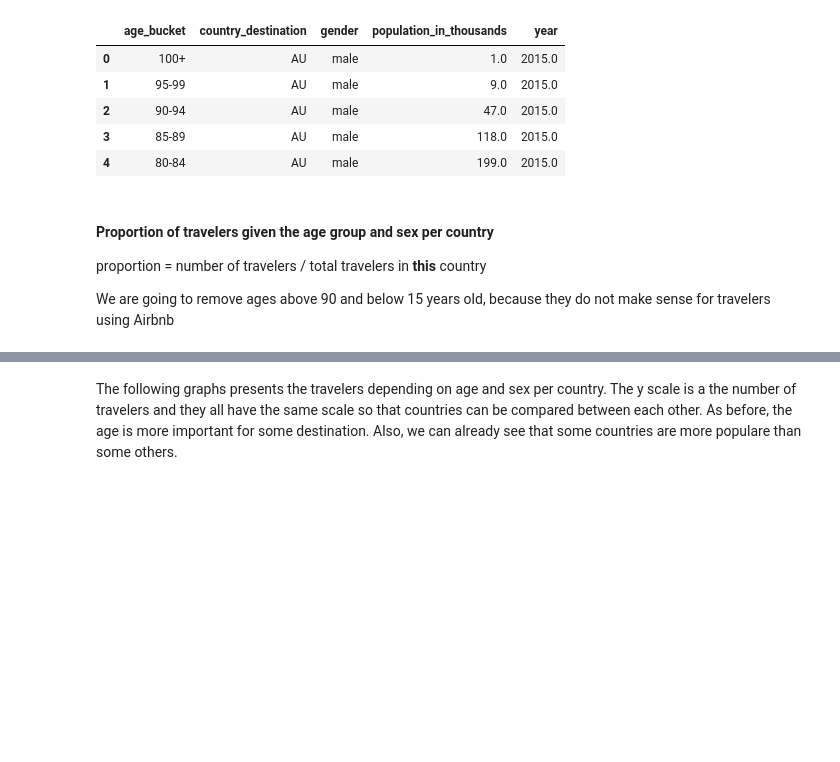
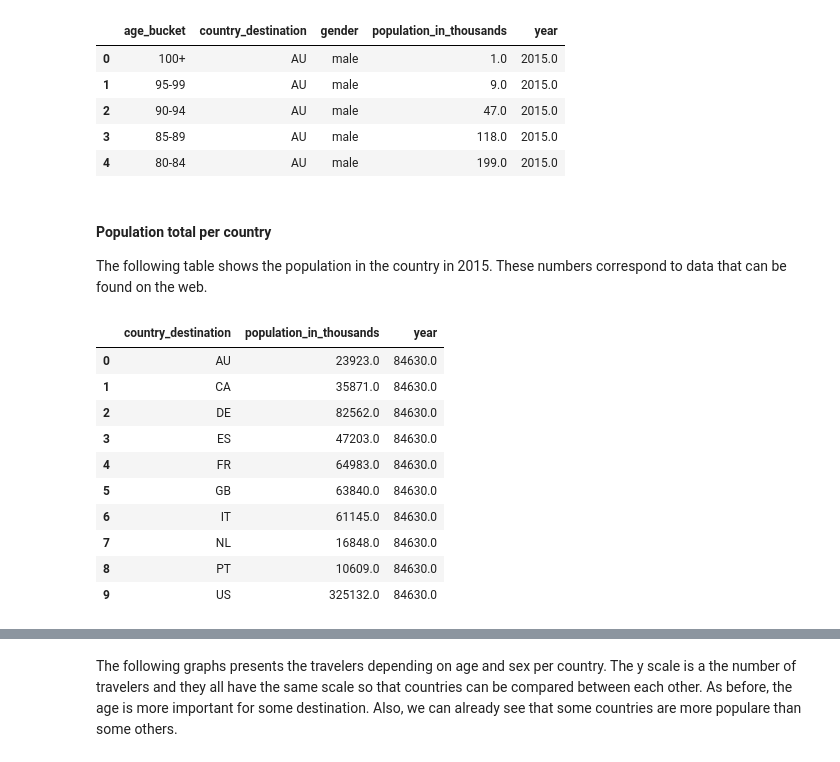
Before and after one commit to mgelsm/Airbnb_predictions, a Jupyter notebook: Main Preprocessing.ipynb, the cells around one changed output, grey strips where cells are left out. Saved outputs shown, nothing was run; the diff lists cells and outputs as text; code cells hidden in the pictures; blank space fills up the shorter version.

```diff
--- a/Main Preprocessing.ipynb
+++ b/Main Preprocessing.ipynb
@@ -200,8 +200,3 @@ df.head()
 | 2 | 90-94 | AU | male | 47.0 | 2015.0 |
 | 3 | 85-89 | AU | male | 118.0 | 2015.0 |
 | 4 | 80-84 | AU | male | 199.0 | 2015.0 |
-# %% [markdown]
-#### Proportion of travelers given the age group and sex per country
-proportion = number of travelers / total travelers in **this** country
-
-We are going to remove ages above 90 and below 15 years old, because they do not make sense for travelers using Airbnb
@@ -210 +203,19 @@ df = preprocessing_helper.cleanAgeBucket(df)
+# %% [markdown]
+#### Population total per country
+The following table shows the population in the country in 2015. These numbers correspond to data that can be found on the web.
+# %%
+df_country = df.groupby(['country_destination'],as_index=False).sum()
+df_country
+# %% [output]
+|  | country_destination | population_in_thousands | year |
+| 0 | AU | 23923.0 | 84630.0 |
+| 1 | CA | 35871.0 | 84630.0 |
+| 2 | DE | 82562.0 | 84630.0 |
+| 3 | ES | 47203.0 | 84630.0 |
+| 4 | FR | 64983.0 | 84630.0 |
+| 5 | GB | 63840.0 | 84630.0 |
+| 6 | IT | 61145.0 | 84630.0 |
+| 7 | NL | 16848.0 | 84630.0 |
+| 8 | PT | 10609.0 | 84630.0 |
+| 9 | US | 325132.0 | 84630.0 |
 # %% [markdown]
```
Also changed, not shown: parts of 15 cells of this notebook, 11 other files.
